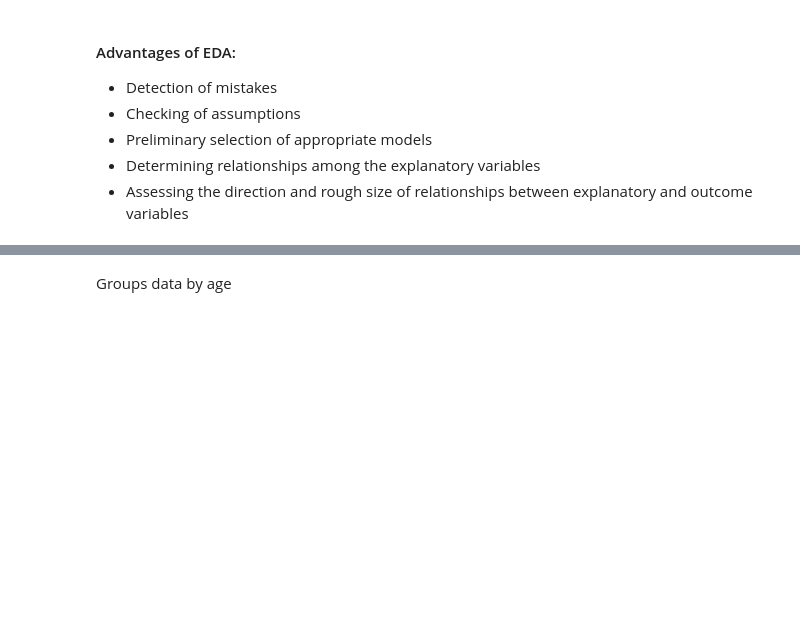
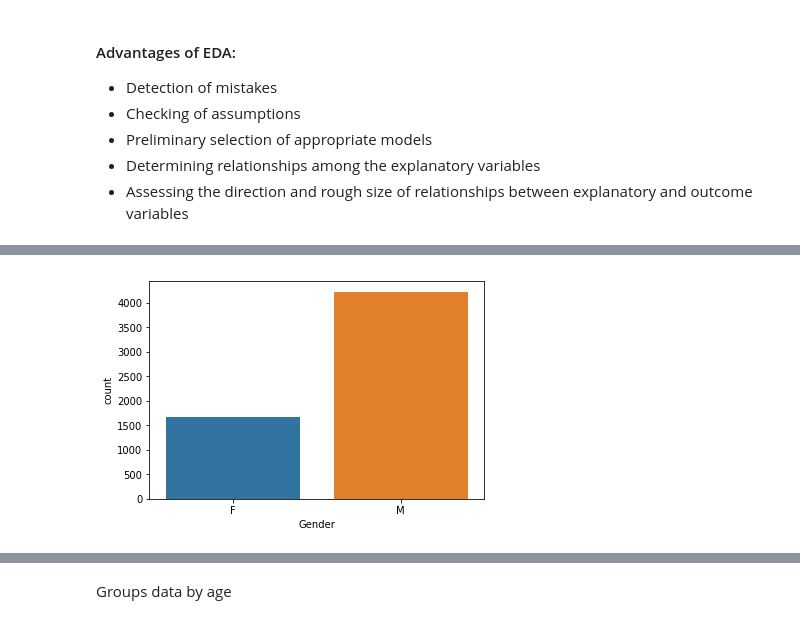
Before and after one commit to mtruon11/Black-Friday-Analysis, a Jupyter notebook: Black-Friday-Analysis.ipynb, the cells around one changed output, grey strips where cells are left out. Saved outputs shown, nothing was run; the diff lists cells and outputs as text; code cells hidden in the pictures; blank space fills up the shorter version.

Commit message:
add gender distribution graph

```diff
--- a/Black-Friday-Analysis.ipynb
+++ b/Black-Friday-Analysis.ipynb
@@ -120,0 +126,4 @@ category_table.head()
+# %%
+purchase_by_user = blackfriday.groupby(['User_ID', 'Gender']).agg({'Purchase': np.sum})
+purchase_by_user.reset_index(inplace=True)
+purchase_by_user.head()
@@ -120,0 +139,4 @@ category_table.head()
+# %%
+ax = sns.countplot(purchase_by_user['Gender'])
+# %% [output]
+[figure, added]
```
Also changed, not shown: parts of 18 cells of this notebook.
